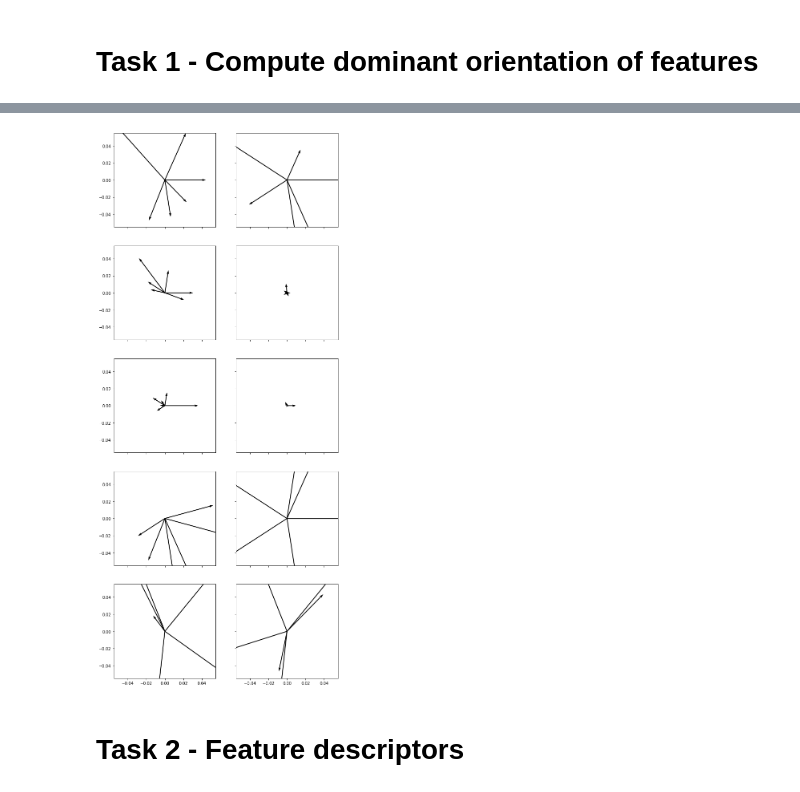
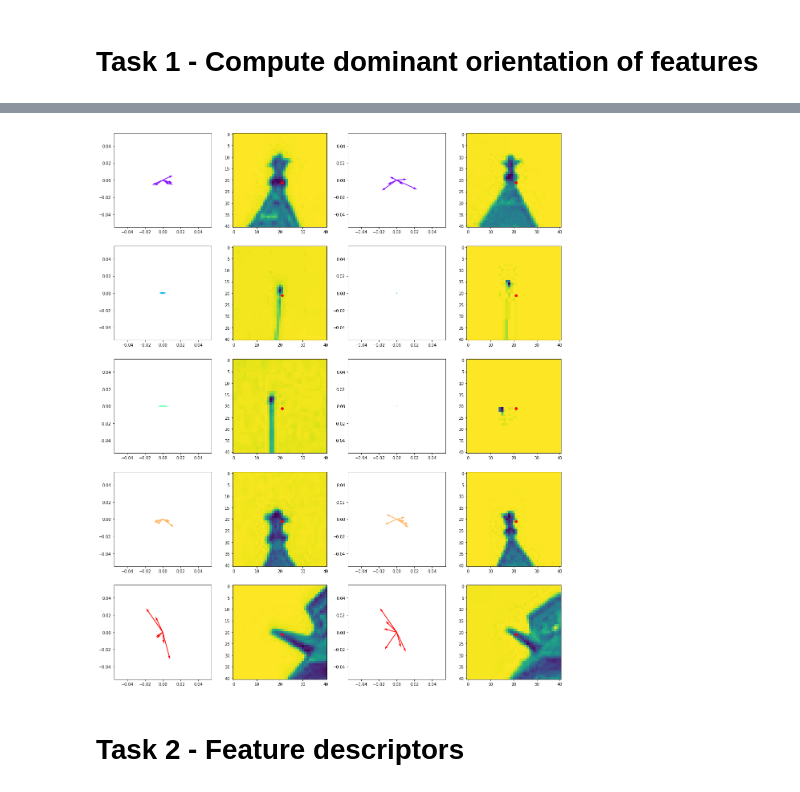
Before and after one commit to jdzejdzej/ComputerVision, a Jupyter notebook: lab_5/lab5.ipynb, the cells around one changed output, grey strips where cells are left out. Saved outputs shown, nothing was run; the diff lists cells and outputs as text; code cells hidden in the pictures.

```diff
--- a/lab_5/lab5.ipynb
+++ b/lab_5/lab5.ipynb
@@ -19,15 +21,18 @@ notre_dame2_f = np.hstack((features['x2'], features['y2']))
 ### Visualizators
 # %%
 def pol2cart(rho, phi):
-    x = rho * np.cos(phi)
-    y = rho * np.sin(phi)
+    x = rho * np.cos(np.deg2rad(phi))
+    y = rho * np.sin(np.deg2rad(phi))
     return x, y
 
-def plot_quiver(ax, hist, bins, scale=1, n=None):
+def plot_quiver(ax, hist, bins, scale=1, n=None, color=None):
     if n is None:
         n = len(hist)
     x, y = pol2cart(hist, bins)
-    ax.quiver(np.zeros(n), np.zeros(n), x[:n], y[:n], units='xy', scale=scale)
+    if color is not None:
+        ax.quiver(np.zeros(n), np.zeros(n), x[:n], y[:n], units='xy', scale=scale, color=c)
+    else:
+        ax.quiver(np.zeros(n), np.zeros(n), x[:n], y[:n], units='xy', scale=scale)
 # %% [markdown]
 ### globals
 # %%
@@ -63,7 +68,7 @@ def img_transform(source_image, function, target_shape=None, constant=0, order=3
     coords = np.stack((cx,cy), axis=2).reshape((-1,2), order='F')
     coords2 = np.fliplr(function(np.fliplr(coords)))
     assert coords.shape == coords2.shape, ("Original coords shape %s is not equal to modified coords shape %s." % (coords.shape, coords2.shape))
-    pts = sp.ndimage.map_coordinates(source_image, coords2.T, order=order, mode=mode, cval=constant)
+    pts = map_coordinates(source_image, coords2.T, order=order, mode=mode, cval=constant)
     pts = pts.T
     tshape = (target_shape[1], target_shape[0])
     pts = pts.reshape(tshape, order='F').transpose((1,0))
@@ -95,7 +110,7 @@ def img_gen(function, target_shape):
     return pts.copy()
 
 def gaussian_kernel(sigma):
-    return img_gen(kernel_gen(sigma, PATCH_R), (PATCH_R*2+1,PATCH_R*2+1,1))[:,:,0]
+    return img_gen(kernel_gen(sigma, PATCH_R), (PATCH_R*2+1,PATCH_R*2+1,1))[..., 0]
 # %% [markdown]
 # Task 1 - Compute dominant orientation of features
 # %%
@@ -143,16 +225,21 @@ def compute_features_dominant_orientation(image, features):
 # %%
-r1 = compute_features_dominant_orientation(notre_dame, [(x, y, 1.5) for x, y in notre_dame_f])
-r2 = compute_features_dominant_orientation(notre_dame2, [(x, y, 1.5) for x, y in notre_dame2_f])
+r1 = compute_features_dominant_orientation(notre_dame, [(x, y, 1.) for x, y in notre_dame_f])
+r2 = compute_features_dominant_orientation(notre_dame2, [(x, y, 1.) for x, y in notre_dame2_f])
 # %%
 n = 5
-fig = figure(figsize=(10, 25))
-ax = fig.subplots(n, 2, sharex='col', sharey='row')
-for i, ((h1, b1), (h2, b2))  in enumerate(zip(r1[:n], r2[:n])):
-    plot_quiver(ax[i, 0], h1, b1, scale=10, n=6)
-    plot_quiver(ax[i, 1], h2, b2, scale=10, n=6)
+fig = figure(figsize=(20, 25))
+ax = fig.subplots(n, 4)
+colors = cm.rainbow(np.linspace(0, 1, n))
+for i, ((h1, b1), (h2, b2), c)  in enumerate(zip(r1[:n], r2[:n], colors)):
+    plot_quiver(ax[i, 0], h1, b1, n=6, scale=1000, color=c)
+    ax[i, 1].imshow(extract_patch(rgb2y(notre_dame), notre_dame_f[i]))
+    ax[i, 1].scatter(21, 21, color='r')
+    plot_quiver(ax[i, 2], h2, b2, n=6, scale=1000, color=c)
+    ax[i, 3].imshow(extract_patch(rgb2y(notre_dame2), notre_dame2_f[i]))
+    ax[i, 3].scatter(21, 21, color='r')
 # plt.axis('equal')
 # %% [output]
-[figure, old version]
+[figure, new version]
 # %% [markdown]
 # Task 2 - Feature descriptors
 # %%
```
Also changed, not shown: parts of 28 cells of this notebook, 37 other files.
